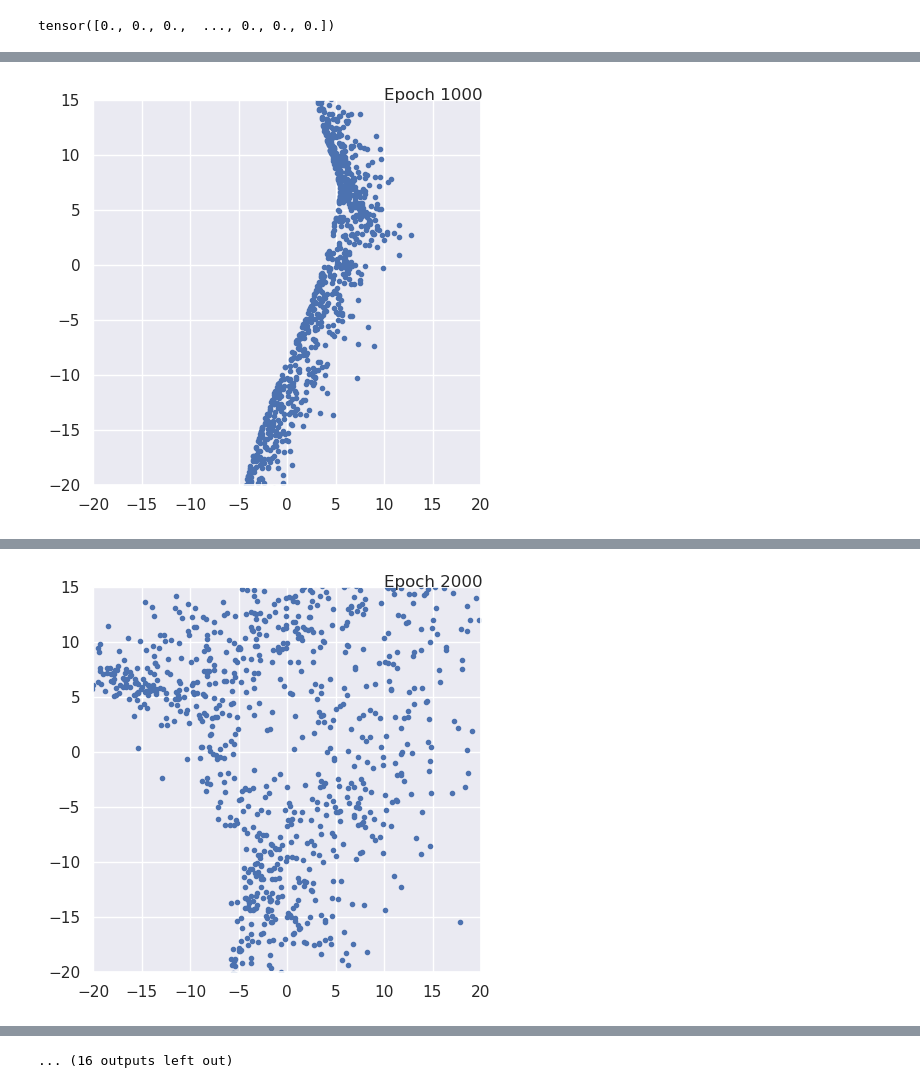
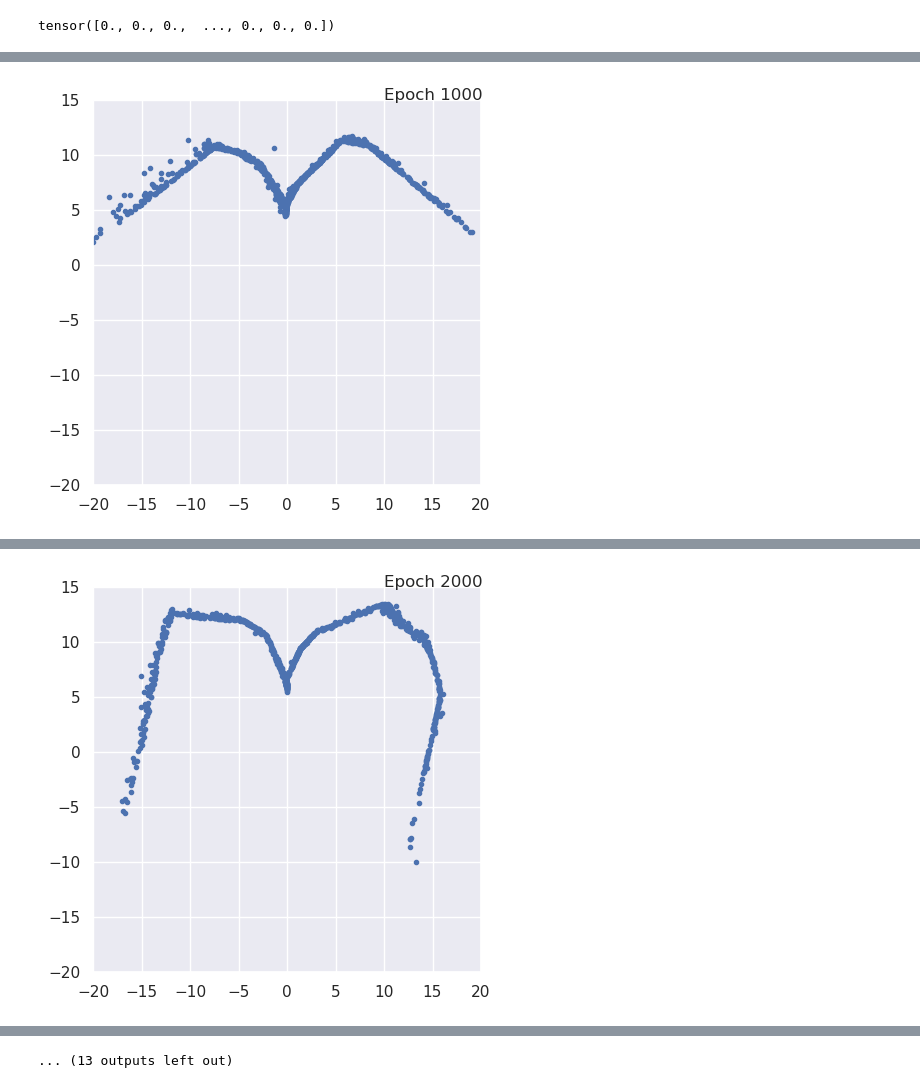
Before and after one commit to Tuchsanai/DL-FOR-COMPUTER-VISION, a Jupyter notebook: week05/GAN/GAN.ipynb, the cells around one changed output, grey strips where cells are left out. Saved outputs shown, nothing was run; the diff lists cells and outputs as text; code cells hidden in the pictures.

```diff
--- a/week05/GAN/GAN.ipynb
+++ b/week05/GAN/GAN.ipynb
@@ -70,7 +70,7 @@ train_set
 
 
 #  dataloader
-BATCH_SIZE = 256
+BATCH_SIZE = 128
 train_loader = DataLoader(train_set, batch_size=BATCH_SIZE, shuffle=True)
 # %%
 #%% initialize discriminator and generator
@@ -99,8 +99,8 @@ generator = nn.Sequential(
 # %% training
 device = torch.device("cuda" if torch.cuda.is_available() else "cpu")
 
-LR = 0.0001
-NUM_EPOCHS = 15000
+LR = 1e-5
+NUM_EPOCHS = 20000
 loss_function = nn.BCELoss()
 optimizer_discriminator = torch.optim.Adam(discriminator.parameters())
 optimizer_generator = torch.optim.Adam(generator.parameters())
@@ -123,7 +123,7 @@ for epoch in range(NUM_EPOCHS):
             (real_samples_labels, generated_samples_labels)
         )
 
-        if epoch % 10 == 0:
+        if epoch % 2 == 0:
             # Training the discriminator
             discriminator.zero_grad()
             output_discriminator = discriminator(all_samples)
@@ -167,2 +167,2 @@ Epoch 1000, Generator Loss 0.7864806652069092
-[figure, old version]
+[figure, new version]
 2000
@@ -171,2 +171,2 @@ Epoch 2000, Generator Loss 0.8274053335189819
-[figure, old version]
+[figure, new version]
 3000
@@ -188 +188 @@ Epoch 6000, Generator Loss 0.6897408962249756
-... (16 outputs left out)
+... (13 outputs left out)
```
Also changed, not shown: parts of 4 cells of this notebook.
